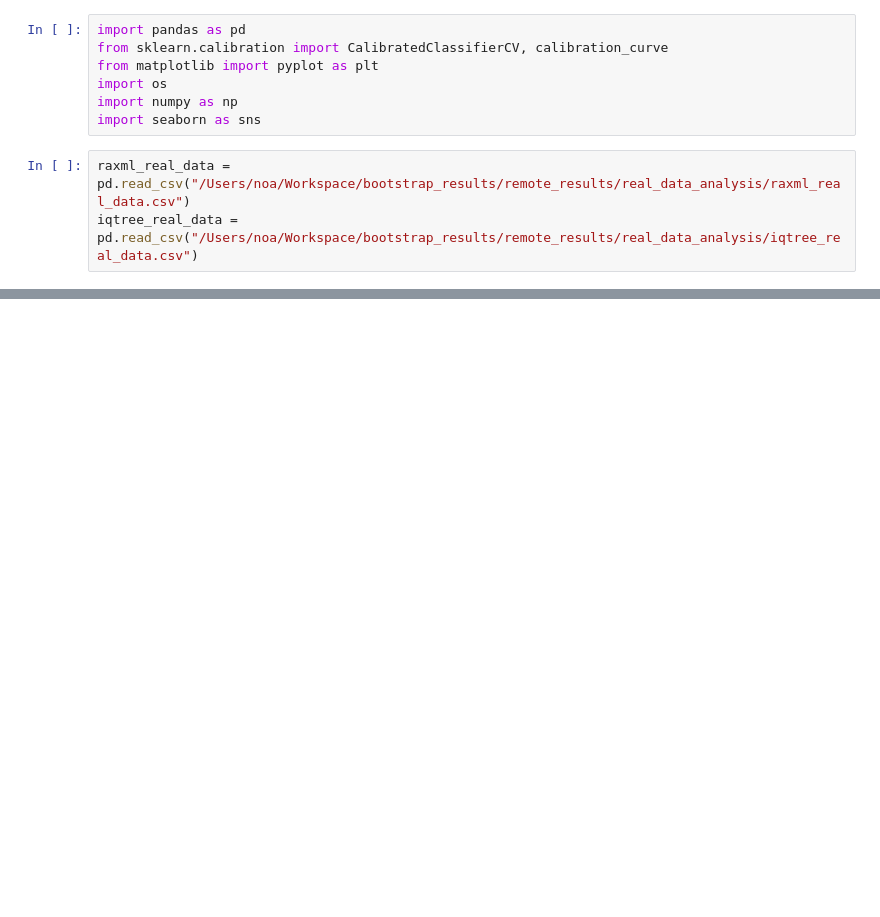
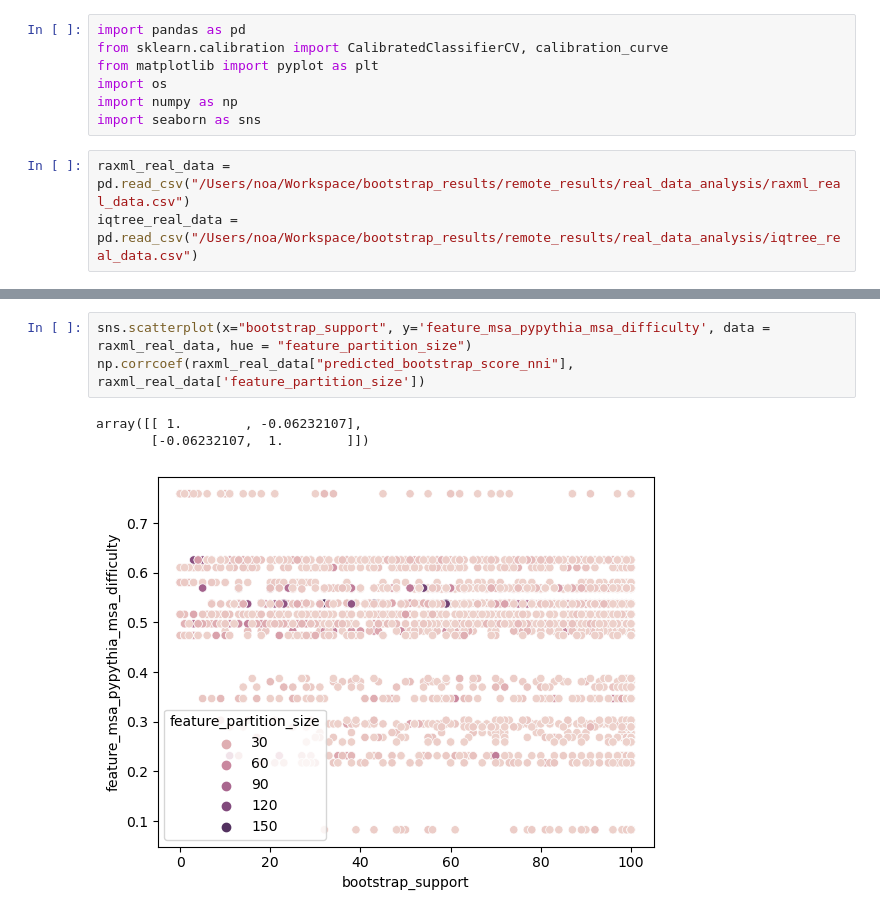
Before and after one commit to noaeker/bootstrap_repo, a Jupyter notebook: python notebooks/real_data_analysis.ipynb, the cells around one changed output, grey strips where cells are left out. Cells and saved outputs as stored; diff of their text form; blank space fills up the shorter version.

```diff
--- a/python notebooks/real_data_analysis.ipynb
+++ b/python notebooks/real_data_analysis.ipynb
@@ -60,0 +85,7 @@ plt.plot([0, 1], [0, 1], color='red', linestyle='--', label='y = x')
+# %%
+sns.scatterplot(x="bootstrap_support", y='feature_msa_pypythia_msa_difficulty', data = raxml_real_data, hue = "feature_partition_size")
+np.corrcoef(raxml_real_data["predicted_bootstrap_score_nni"], raxml_real_data['feature_partition_size'])
+# %% [output]
+array([[ 1.        , -0.06232107],
+       [-0.06232107,  1.        ]])
+[figure, added]
```
Also changed, not shown: parts of 15 cells of this notebook, 10 other files.
